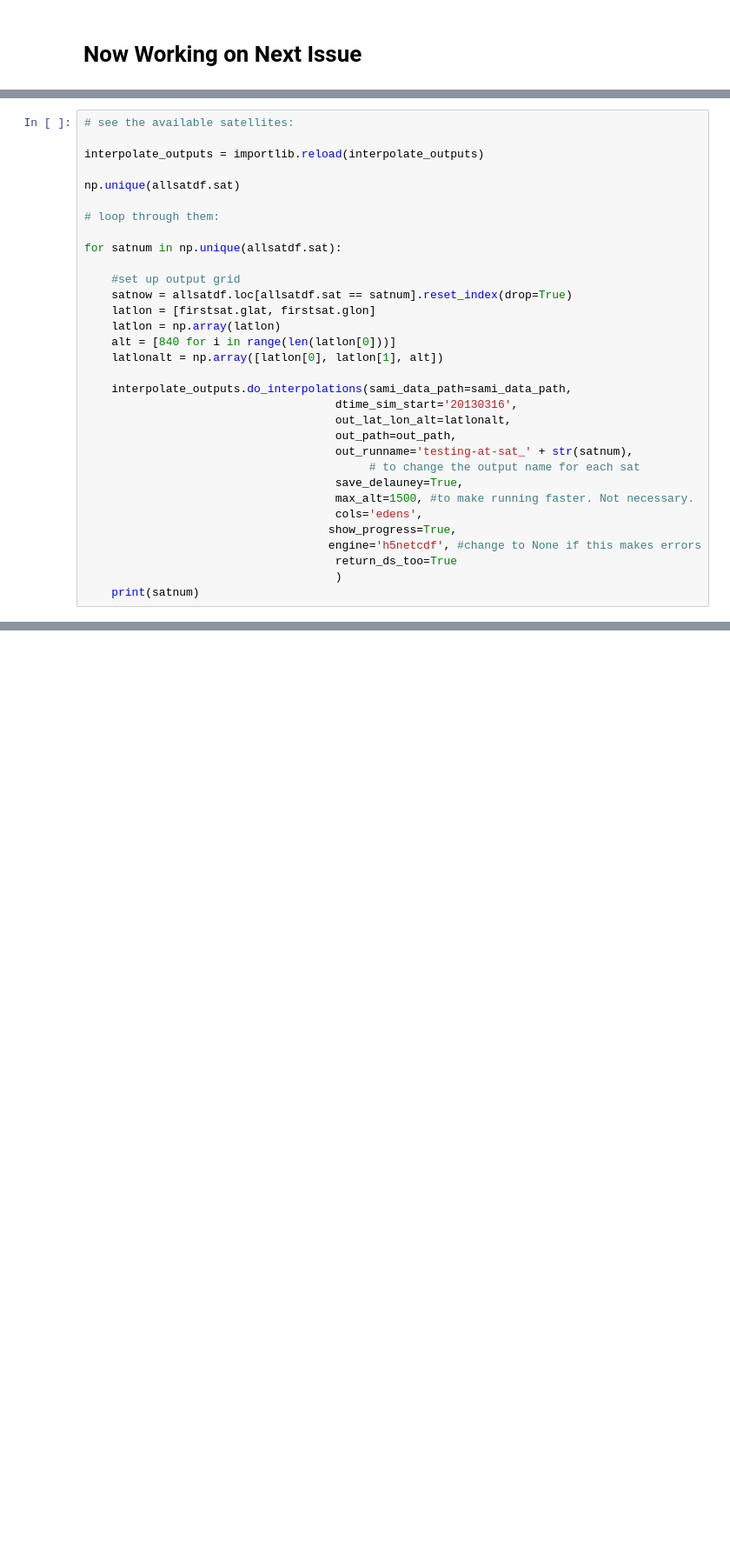
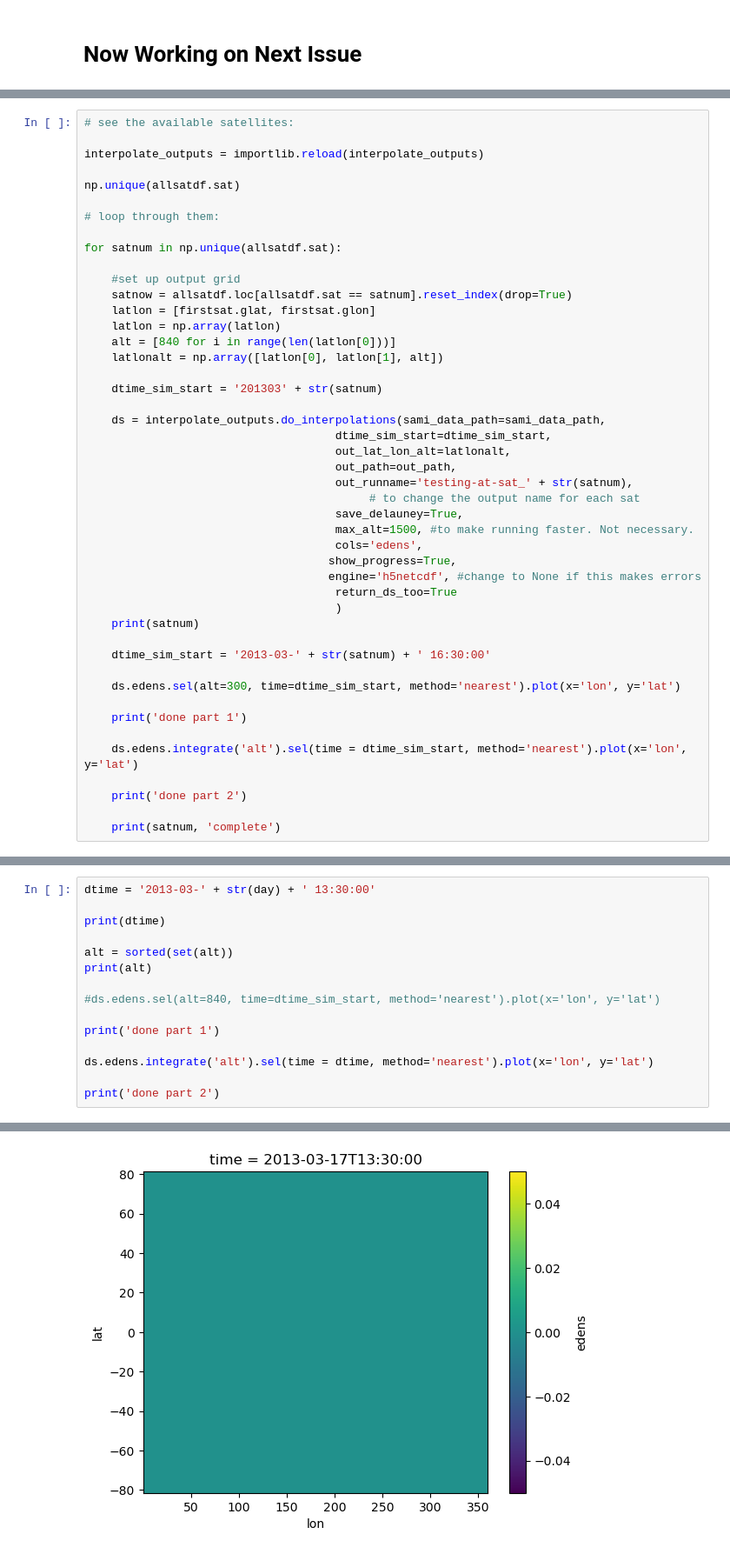
Before and after one commit to abukowski21/SAMI3-GITM-python, a Jupyter notebook: InterpolationCodeUsage.ipynb, the cells around one changed output, grey strips where cells are left out. Shown at 87% size. Saved outputs shown, nothing was run; the diff lists cells and outputs as text; blank space fills up the shorter version.

Commit message:
Latest changes file InterpolationCodeUsage.ipnyb

```diff
--- a/InterpolationCodeUsage.ipynb
+++ b/InterpolationCodeUsage.ipynb
@@ -239,8 +239,10 @@ for satnum in np.unique(allsatdf.sat):
     alt = [840 for i in range(len(latlon[0]))]
     latlonalt = np.array([latlon[0], latlon[1], alt])
 
-    interpolate_outputs.do_interpolations(sami_data_path=sami_data_path,
-                                     dtime_sim_start='20130316',
+    dtime_sim_start = '201303' + str(satnum)
+
+    ds = interpolate_outputs.do_interpolations(sami_data_path=sami_data_path,
+                                     dtime_sim_start=dtime_sim_start,
                                      out_lat_lon_alt=latlonalt,
                                      out_path=out_path,
                                      out_runname='testing-at-sat_' + str(satnum),
@@ -253,3 +255,15 @@ for satnum in np.unique(allsatdf.sat):
                                      return_ds_too=True
                                      )
     print(satnum)
+
+    dtime_sim_start = '2013-03-' + str(satnum) + ' 16:30:00'
+
+    ds.edens.sel(alt=300, time=dtime_sim_start, method='nearest').plot(x='lon', y='lat')
+
+    print('done part 1')
+
+    ds.edens.integrate('alt').sel(time = dtime_sim_start, method='nearest').plot(x='lon', y='lat')
+
+    print('done part 2')
+
+    print(satnum, 'complete')
@@ -296,0 +316,16 @@ TypeError: '<' not supported between instances of 'str' and 'Timestamp'
+# %%
+dtime = '2013-03-' + str(day) + ' 13:30:00'
+
+print(dtime)
+
+alt = sorted(set(alt))
+print(alt)
+
+#ds.edens.sel(alt=840, time=dtime_sim_start, method='nearest').plot(x='lon', y='lat')
+
+print('done part 1')
+
+ds.edens.integrate('alt').sel(time = dtime, method='nearest').plot(x='lon', y='lat')
+
+print('done part 2')
+# %% [output]
@@ -296,0 +336 @@ TypeError: '<' not supported between instances of 'str' and 'Timestamp'
+[figure, added]
```
Also changed, not shown: parts of 14 cells of this notebook.
